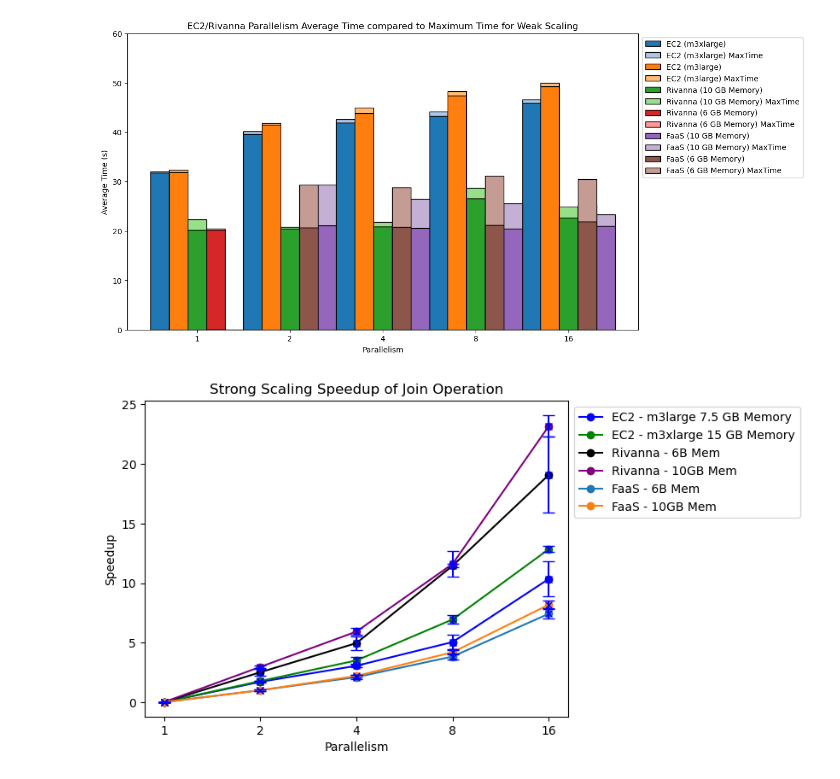
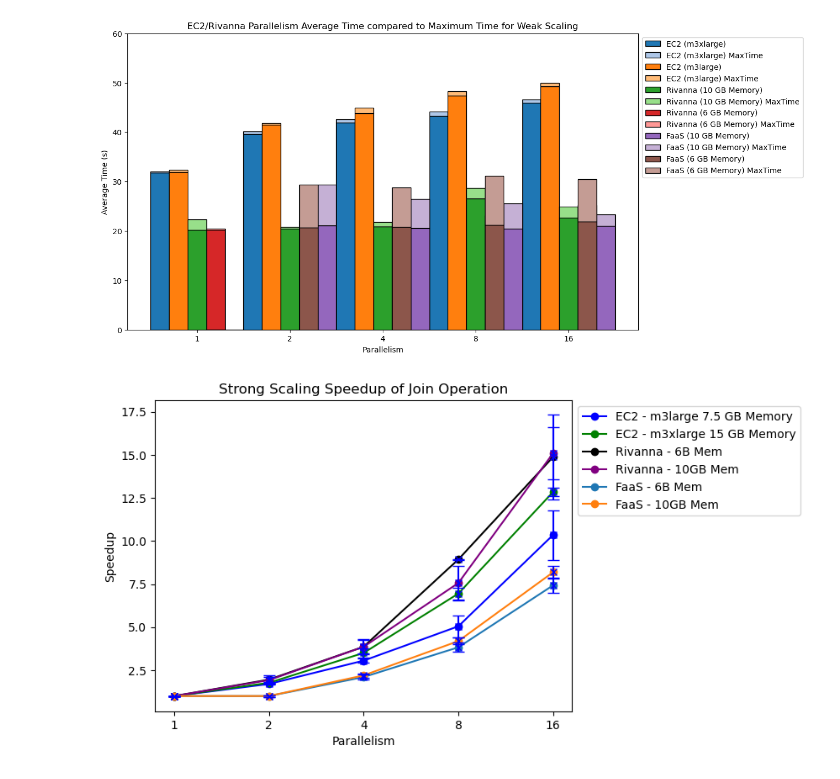
Before and after one commit to mstaylor/cylon, a Jupyter notebook: target/aws/scripts/notebooks/Join_Weak_Scaling_quals.ipynb, the cells around one changed output. Cells and saved outputs as stored; diff of their text form; code cells hidden in the pictures.

```diff
--- a/target/aws/scripts/notebooks/Join_Weak_Scaling_quals.ipynb
+++ b/target/aws/scripts/notebooks/Join_Weak_Scaling_quals.ipynb
@@ -177,26 +177,26 @@ def calculate_speedup_error(baseline, baseline_err, times, times_err):
 world_size = ['1', '2', '4', '8', '16']
 ec2_m3xlarge = [15.70240098, 8.870626986, 4.482245743, 2.259730674, 1.221921537]
 ec2_m3large = [15.74712437, 9.252302825, 5.153833002, 3.117997304, 1.520751711]
-rivanna_10 = [14.51742262, 4.909102499, 2.4498813, 1.250059165, 0.6260035746]
-rivanna_6 = [13.88448954, 5.535035193, 2.800700009, 1.211611904, 0.7271465138]
+rivanna_10 = [9.453109443, 4.909102499, 2.4498813, 1.250059165, 0.6260035746]
+rivanna_6 = [10.82090402, 5.535035193, 2.800700009, 1.211611904, 0.7271465138]
 lambda_10 = [5.368814588, 5.368814588, 2.440020621, 1.280620955, 0.6556467414]
 lambda_6 = [5.182266384, 5.182266384, 2.463554531, 1.352761179, 0.697574988]
 
 
 ec2_m3xlarge_err = [0.08439028095, 0.157554956, 0.3508381357, 0.1080719208, 0.02375073291]
 ec2_m3large_err = [0.3369034646, 0.1851905057, 0.1660521391, 0.3790465547, 0.2091007611]
-rivanna_10_err = [0.5685704618, 0.04463999532, 0.06546624386, 0.1090687147, 0.001450514915]
-rivanna_6_err = [0.1847222178, 0.661580777, 0.3312568602, 0.003647900008, 0.1204176788]
+rivanna_10_err = [0.942231526, 0.04463999532, 0.06546624386, 0.1090687147, 0.001450514915]
+rivanna_6_err = [0.008482670331, 0.661580777, 0.3312568602, 0.003647900008, 0.1204176788]
 lambda_10_err = [0.2073281645, 0.2073281645, 0.08887594444, 0.03399906126, 0.01447215291]
 lambda_6_err = [0.2160287958, 0.2160287958, 0.1537679231, 0.07257118223, 0.02917017383]
 
 # Calculate speedup (use the first value in each series as the baseline)
-ec2_m3large_speedup = [0] + [ec2_m3large[0] / time for time in ec2_m3large[1:]]
-ec2_m3xlarge_speedup = [0] + [ec2_m3xlarge[0] / time for time in ec2_m3xlarge[1:]]
-rivanna_6_speedup = [0] + [rivanna_6[0] / time for time in rivanna_6[1:]]
-rivanna_10_speedup = [0] + [rivanna_10[0] / time for time in rivanna_10[1:]]
-lambda_6_speedup = [0] + [lambda_6[0] / time for time in lambda_6[1:]]
-lambda_10_speedup = [0] + [lambda_10[0] / time for time in lambda_10[1:]]
+ec2_m3large_speedup = [1] + [ec2_m3large[0] / time for time in ec2_m3large[1:]]
+ec2_m3xlarge_speedup = [1] + [ec2_m3xlarge[0] / time for time in ec2_m3xlarge[1:]]
+rivanna_6_speedup = [1] + [rivanna_6[0] / time for time in rivanna_6[1:]]
+rivanna_10_speedup = [1] + [rivanna_10[0] / time for time in rivanna_10[1:]]
+lambda_6_speedup = [1] + [lambda_6[0] / time for time in lambda_6[1:]]
+lambda_10_speedup = [1] + [lambda_10[0] / time for time in lambda_10[1:]]
 
 # Create a line chart for speedup
 plt.plot(world_size, ec2_m3large_speedup, marker='o', color='b', label='EC2 - m3large 7.5 GB Memory')
@@ -212,34 +212,34 @@ ec2_m3xlarge_speedup_err = calculate_speedup_error(ec2_m3xlarge[0], ec2_m3xlarge
 #fargate_16_28_speedup_err = calculate_speedup_error(fargate_16_28[0], fargate_16_28_err[0], fargate_16_28, fargate_16_28_err)
 rivanna_6_speedup_err = calculate_speedup_error(rivanna_6[0], rivanna_6_err[0], rivanna_6, rivanna_6_err)
 rivanna_10_speedup_err = calculate_speedup_error(rivanna_10[0], rivanna_10_err[0], rivanna_10, rivanna_10_err)
 lambda_6_speedup_err = calculate_speedup_error(lambda_6[0], lambda_6_err[0], lambda_6, lambda_6_err)
 lambda_10_speedup_err = calculate_speedup_error(lambda_10[0], lambda_10_err[0], lambda_10, lambda_10_err)
 # Create the plot with error bars
 plt.errorbar(world_size, ec2_m3large_speedup, yerr=ec2_m3large_speedup_err, fmt='x', color='b',  capsize=5)
 plt.errorbar(world_size, ec2_m3xlarge_speedup, yerr=ec2_m3xlarge_speedup_err, fmt='x', color='b',  capsize=5)
 #plt.errorbar(world_size, fargate_4_26_speedup, yerr=fargate_4_26_speedup_err, fmt='x', color='b',  capsize=5)
 #plt.errorbar(world_size, fargate_16_28_speedup, yerr=fargate_16_28_speedup_err, fmt='x', color='b',  capsize=5)
 plt.errorbar(world_size, rivanna_6_speedup, yerr=rivanna_6_speedup_err, fmt='x', color='b',  capsize=5)
 plt.errorbar(world_size, rivanna_10_speedup, yerr=rivanna_10_speedup_err, fmt='x', color='b',  capsize=5)
 plt.errorbar(world_size, lambda_6_speedup, yerr=lambda_6_speedup_err, fmt='x', color='b',  capsize=5)
 plt.errorbar(world_size, lambda_10_speedup, yerr=lambda_10_speedup_err, fmt='x', color='b',  capsize=5)
 
 
 # Invert the x-axis so the graph goes from right to left
 #plt.gca().invert_xaxis()
 
 # Add labels and title for speedup plot
 plt.xlabel('Parallelism')
 plt.ylabel('Speedup')
 plt.title('Strong Scaling Speedup of Join Operation')
 
 # Add a legend
 plt.legend(loc="upper left", bbox_to_anchor=(1, 1))
 
 # Display the chart
 plt.show()
 # %% [output]
-[figure, old version]
+[figure, new version]
 # %%
 import matplotlib.pyplot as plt
 import numpy as np
```
Also changed, not shown: parts of 2 cells of this notebook.
